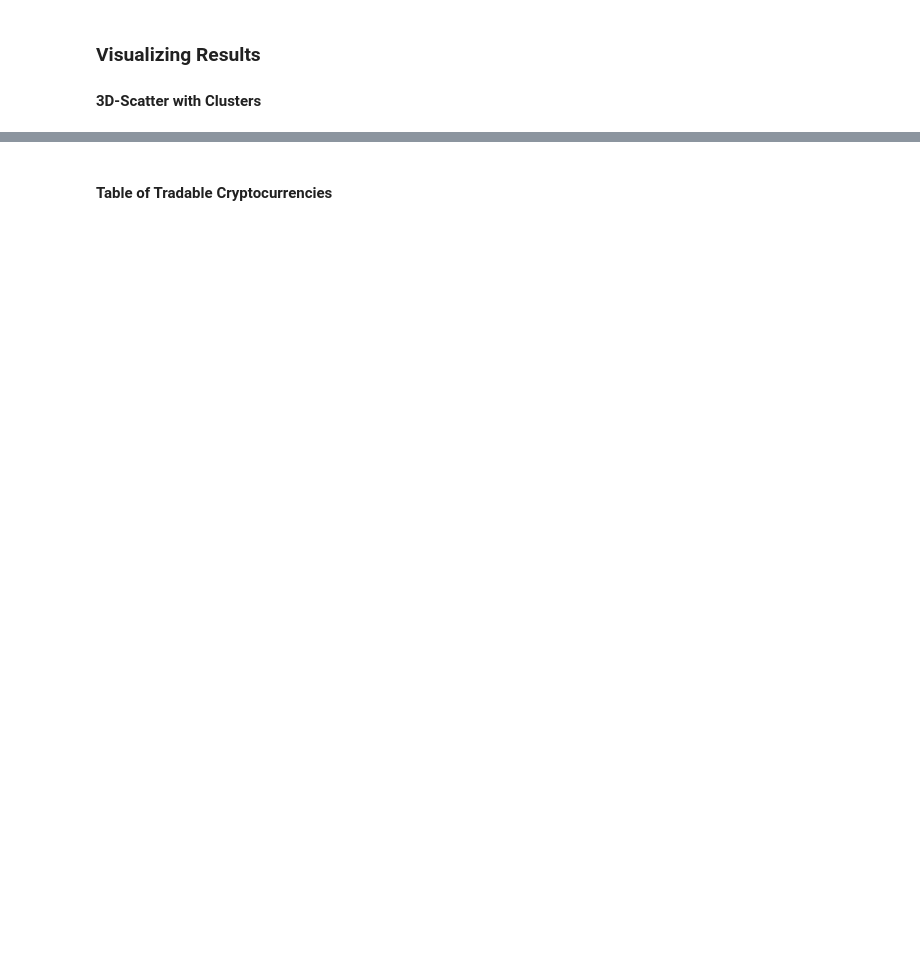
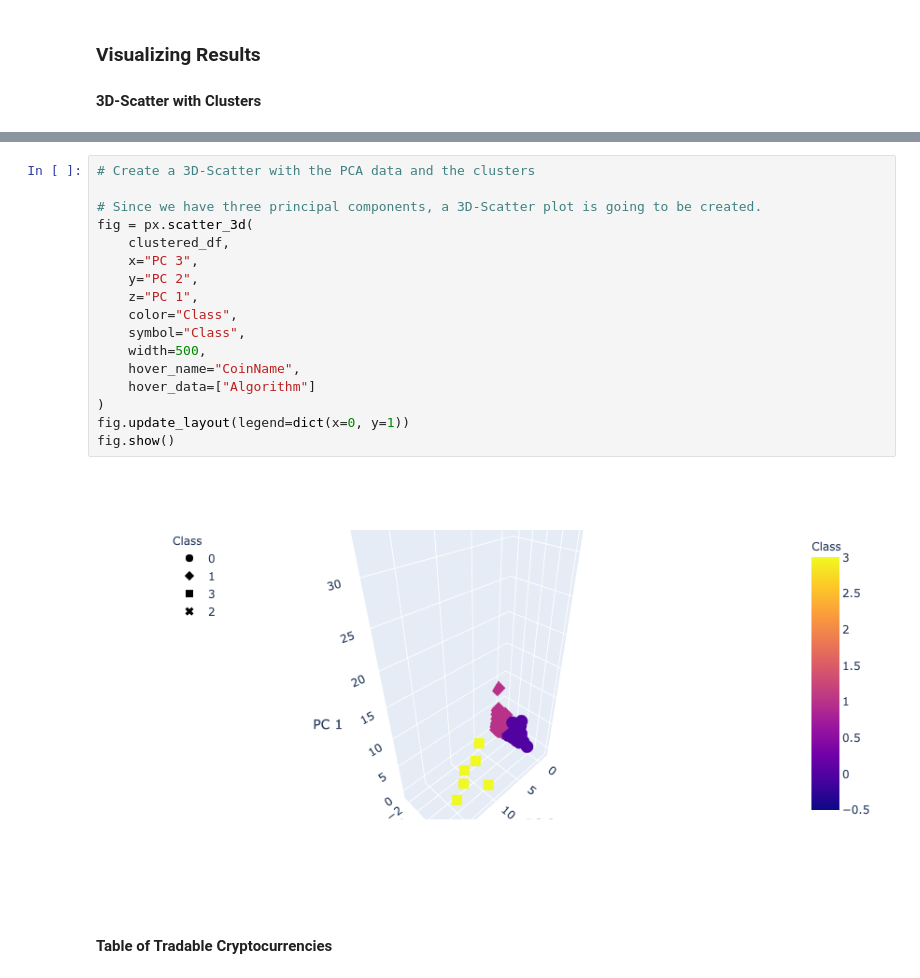
Before and after one commit to jb56834/unit13-challenge, a Jupyter notebook: ClusteringCrypto/crypto_clustering.ipynb, the cells around one changed output, grey strips where cells are left out. Saved outputs shown, nothing was run; the diff lists cells and outputs as text; blank space fills up the shorter version.

```diff
--- a/ClusteringCrypto/crypto_clustering.ipynb
+++ b/ClusteringCrypto/crypto_clustering.ipynb
@@ -302,3 +301,22 @@ clustered_df.head()
+# %%
+# Create a 3D-Scatter with the PCA data and the clusters
+
+# Since we have three principal components, a 3D-Scatter plot is going to be created.
+fig = px.scatter_3d(
+    clustered_df,
+    x="PC 3",
+    y="PC 2",
+    z="PC 1",
+    color="Class",
+    symbol="Class",
+    width=500,
+    hover_name="CoinName",
+    hover_data=["Algorithm"]
+)
+fig.update_layout(legend=dict(x=0, y=1))
+fig.show()
+# %% [output]
+[figure, added]
 # %% [markdown]
 #### Table of Tradable Cryptocurrencies
 # %%
```
Also changed, not shown: parts of 8 cells of this notebook.
